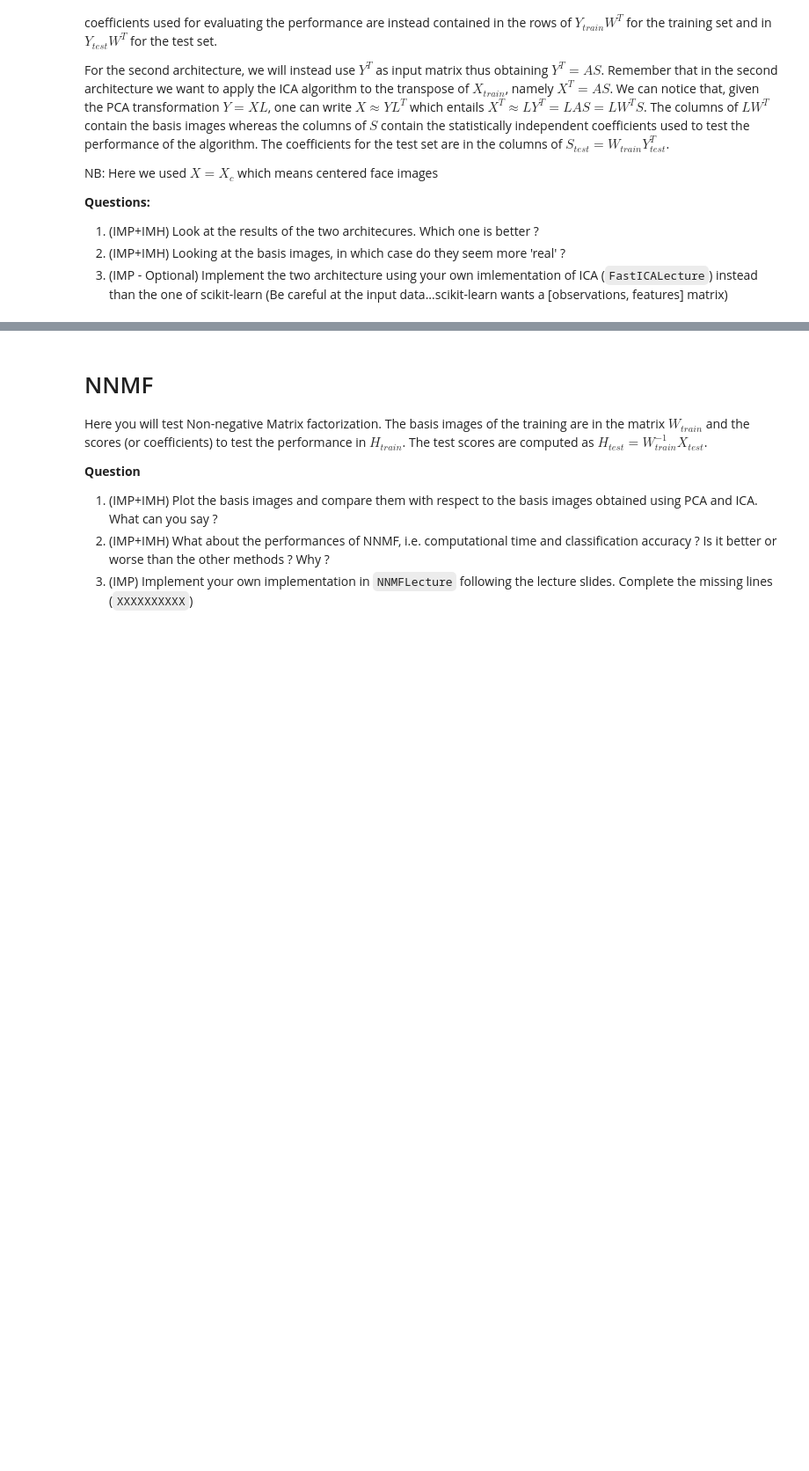
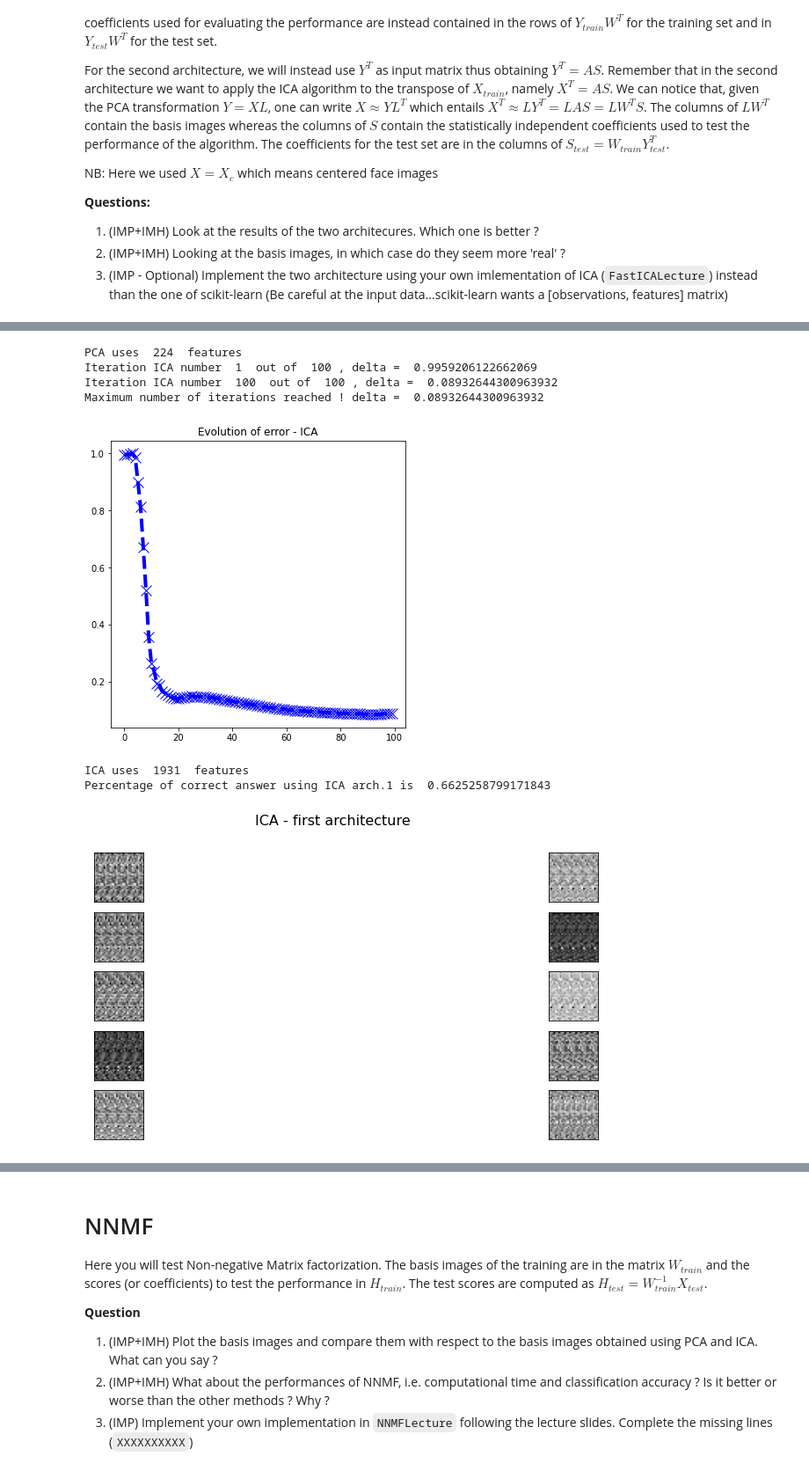
Before and after one commit to Eidantz/Machine-Learning-for-Bioimaging, a Jupyter notebook: TP1 - Unsupervised Learning/TP_Unsupervised_1_FaceRecognition.ipynb, the cells around one changed output, grey strips where cells are left out. Shown at 88% size. Saved outputs shown, nothing was run; the diff lists cells and outputs as text; code cells hidden in the pictures; blank space fills up the shorter version.

```diff
--- a/TP1 - Unsupervised Learning/TP_Unsupervised_1_FaceRecognition.ipynb
+++ b/TP1 - Unsupervised Learning/TP_Unsupervised_1_FaceRecognition.ipynb
@@ -48,8 +46,0 @@ def pcaLecture(X):
-# %%
-# For IMP
-def KpcaGaussianLecture(X,gamma):
-    XXXXXXXX
-# %%
-# For IMP
-def FastICALecture(X,N_Iter=3000,tol=1e-5,plot_evolution=0,whiten=True):
-    XXXXXXX
@@ -382,3 +647,47 @@ XXXXXXXXXXX
+# %%
+# For IMP
+# ICA - First architecture (your implementation)
+YpcaTrain,UpcaTrain,_,var_explained_pca=pcaLecture(Xtrain)
+UpcaTrain=UpcaTrain.T
+# Threshold defined as 99% of the variability
+Threshold_PCA = 99
+CumulativePca=np.cumsum(var_explained_pca)
+indexPCA=np.argwhere(CumulativePca>Threshold_PCA)
+PCAComp=indexPCA[0][0]
+
+print('PCA uses ', PCAComp, ' features')
+
+# Selection of the eigenvectors
+Yr_train_PCA=YpcaTrain[:,:PCAComp]
+Ur_train_PCA=UpcaTrain[:,:PCAComp]
+
+# Computation of the test scores using the eigenvectors computed with the
+# training data-set
+Yr_test_PCA=np.dot(Xctest,Ur_train_PCA)
+
+Sica,Wica = FastICALecture(Ur_train_PCA.T,N_Iter=3000,tol=1e-4,plot_evolution=1)
+Aica = LA.pinv(Wica)
+Y_test_ICA= np.dot(Yr_test_PCA, Aica)
+Y_train_ICA = np.dot(Yr_train_PCA,Aica)
+
+print('ICA uses ', Y_train_ICA.shape[0], ' features')
+
+# Plot the Eigenfaces
+# plotFaces(Sica.T,r,c,ncol=2,indeces=np.arange(0,10,1),title='ICA - first architecture')
+plotFaces(Sica,r,c,ncol=2,indeces=np.arange(0,10,1),title='ICA - first architecture')
+
+# Score
+NN.fit(Y_train_ICA,Id_Train.ravel())
+print('Percentage of correct answer using ICA arch.1 is ', NN.score(Y_test_ICA,Id_Test.ravel()))
+# %% [output]
+PCA uses  224  features
+Iteration ICA number  1  out of  100 , delta =  0.9959206122662069
+Iteration ICA number  100  out of  100 , delta =  0.08932644300963932
+Maximum number of iterations reached ! delta =  0.08932644300963932
+[figure, added]
+ICA uses  1931  features
+Percentage of correct answer using ICA arch.1 is  0.6625258799171843
+[figure, added]
 # %%
 ## ICA
 # Second architecture (scikit-learn implementation)
```
Also changed, not shown: parts of 23 cells of this notebook.
